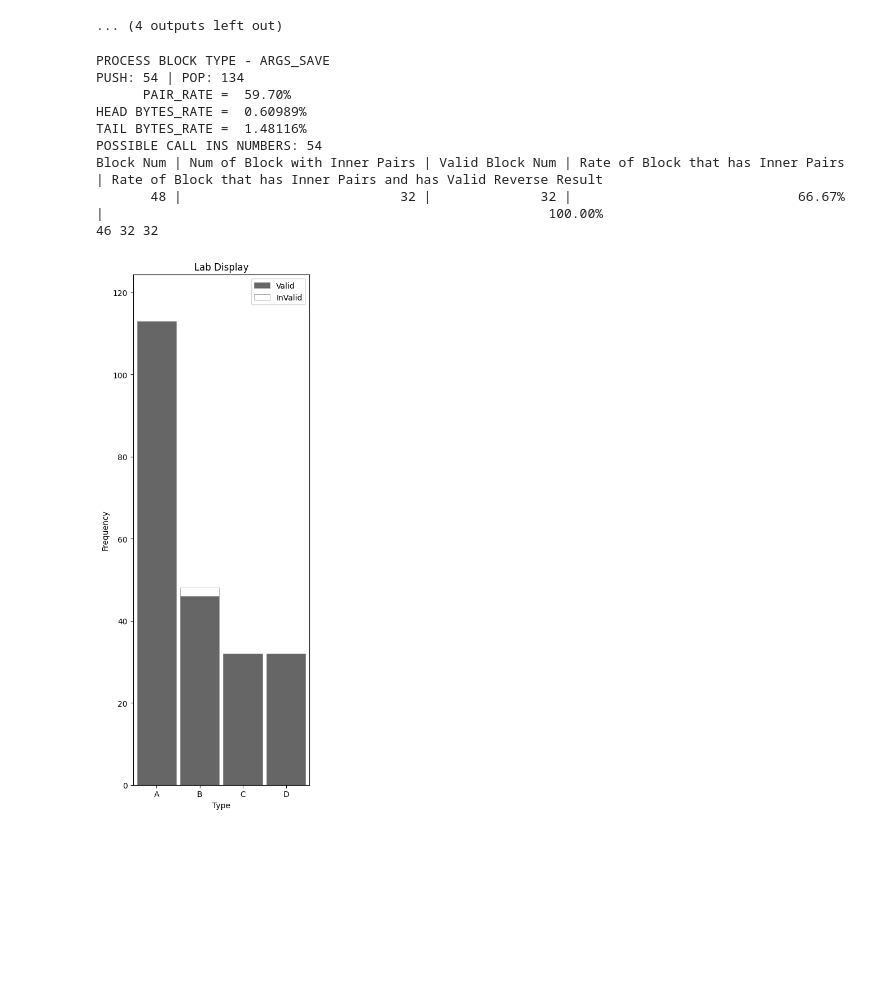
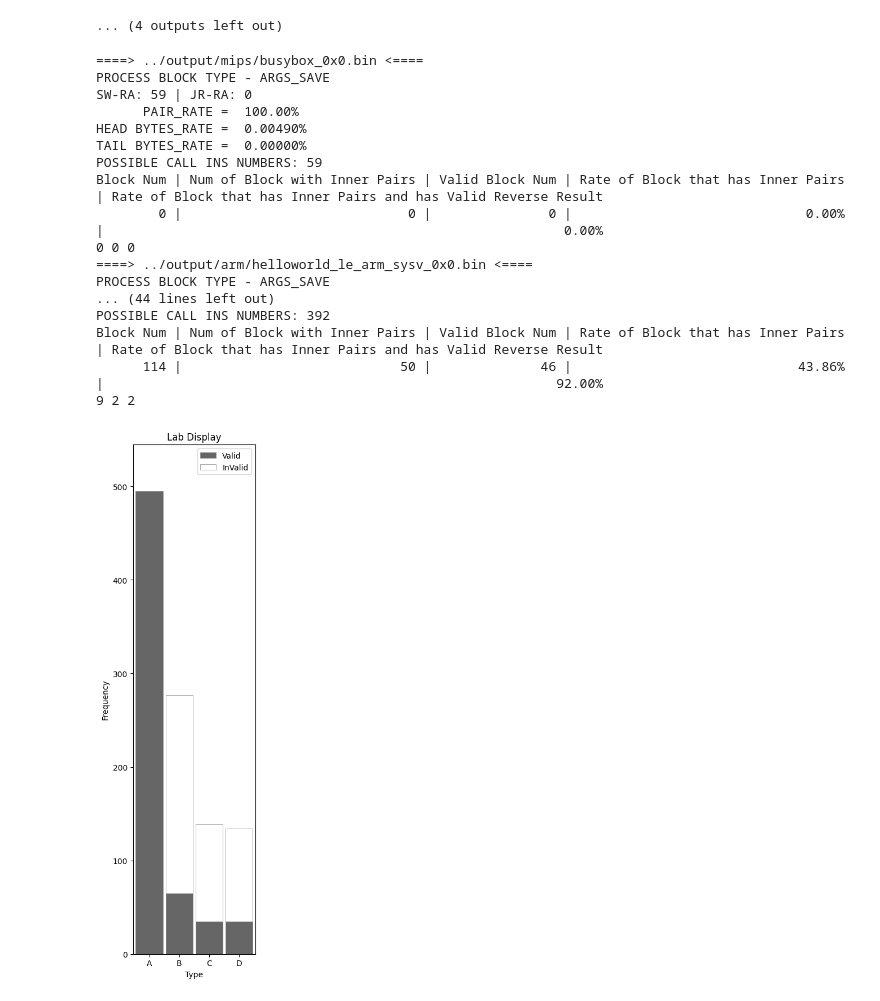
Before and after one commit to NCNIPCIoTSec/FBFISADetector, a Jupyter notebook: src/labDisplay.ipynb, the cells around one changed output. Saved outputs shown, nothing was run; the diff lists cells and outputs as text; code cells hidden in the pictures; blank space fills up the shorter version.

```diff
--- a/src/labDisplay.ipynb
+++ b/src/labDisplay.ipynb
@@ -28,42 +28,48 @@ for arch in os.listdir(OUTPUT_DIR):
 # %%
 import matplotlib.pyplot as plt
 
 import settings
-from evaluate.lab.ablationstudy import create_segmented_histogram, get_histogram_data
+from evaluate.lab.ablationstudy import create_segmented_histogram, ablation_study
 
 
-bin_path = '/home/yq/workspace/studies/MyProjects/FirmISAIdentify/output/arm/FreeRTOS_ThreadCreation_0x8000000.bin'
-elf_path = '/home/yq/workspace/studies/MyProjects/FirmISAIdentify/resources/samples/arm/FreeRTOS_ThreadCreation.elf'
-data = get_histogram_data(bin_file_path=bin_path, elf_file_path=elf_path)
+data = ablation_study(samples_workspace=settings.SAMPLES_DIR, output_workspace=settings.OUTPUT_DIR)
 
 # 定义分段参数
 bins = 4  # 直方图分箱数量
 segments = 2  # 每个bin要分割的段数
 colors = ['#666666', '#FFFFFF']  # 每段使用的颜色
 
 # 创建分段直方图
 fig, ax = create_segmented_histogram(
     data=data,
     bin_num=bins,
     bin_tags=['A', 'B', 'C', 'D'],
     segments=segments,
     seg_tags=['Valid', 'InValid'],
     seg_colors=colors,
     title="Lab Display",
     x_label="Type",
     y_label="Frequency",
-    hist_hw_rate=0.1
+    hist_hw_rate=0.03
 )
 
 plt.show()
 # %% [output]
+====> ../output/mips/busybox_0x0.bin <====
 PROCESS BLOCK TYPE - ARGS_SAVE
-PUSH: 54 | POP: 134
-      PAIR_RATE =  59.70%
-HEAD BYTES_RATE =  0.60989%
-TAIL BYTES_RATE =  1.48116%
-POSSIBLE CALL INS NUMBERS: 54
+SW-RA: 59 | JR-RA: 0
+      PAIR_RATE =  100.00%
+HEAD BYTES_RATE =  0.00490%
+TAIL BYTES_RATE =  0.00000%
+POSSIBLE CALL INS NUMBERS: 59
 Block Num | Num of Block with Inner Pairs | Valid Block Num | Rate of Block that has Inner Pairs | Rate of Block that has Inner Pairs and has Valid Reverse Result
-       48 |                            32 |              32 |                             66.67% |                                                         100.00%
-46 32 32
+        0 |                             0 |               0 |                              0.00% |                                                           0.00%
+0 0 0
+====> ../output/arm/helloworld_le_arm_sysv_0x0.bin <====
+PROCESS BLOCK TYPE - ARGS_SAVE
+... (44 lines left out)
+POSSIBLE CALL INS NUMBERS: 392
+Block Num | Num of Block with Inner Pairs | Valid Block Num | Rate of Block that has Inner Pairs | Rate of Block that has Inner Pairs and has Valid Reverse Result
+      114 |                            50 |              46 |                             43.86% |                                                          92.00%
+9 2 2
-[figure, old version]
+[figure, new version]
```
Also changed, not shown: 8 other files.
